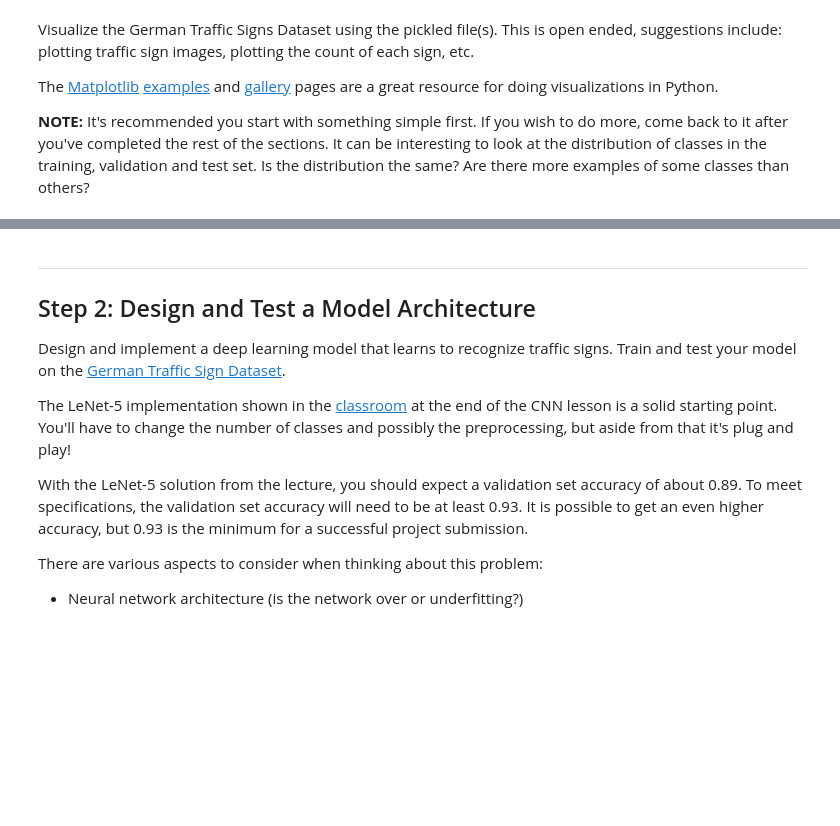
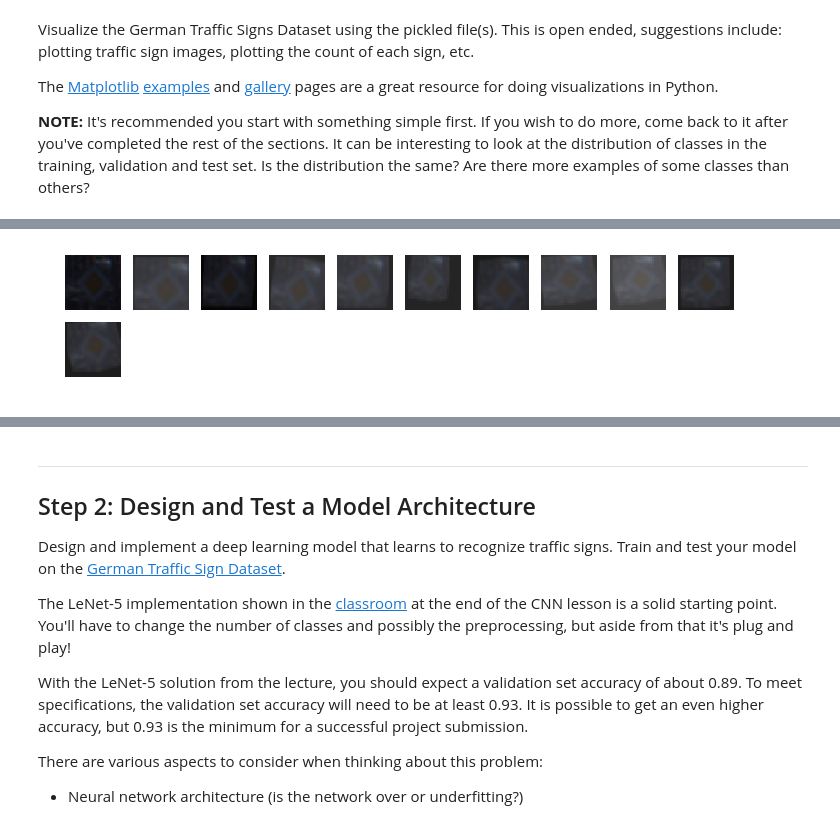
Before and after one commit to regundoo/CarND-Traffic-Sign-Classifier-Project, a Jupyter notebook: Traffic_Sign_Classifier.ipynb, the cells around one changed output, grey strips where cells are left out. Saved outputs shown, nothing was run; the diff lists cells and outputs as text; code cells hidden in the pictures; blank space fills up the shorter version.

```diff
--- a/Traffic_Sign_Classifier.ipynb
+++ b/Traffic_Sign_Classifier.ipynb
@@ -170,0 +395,81 @@ print(y_train[1000])
+# %%
+def apply_perturbation(myimg, ang_range, shear_range, trans_range, brightness):
+    img = myimg
+    img = rotate_image(img, ang_range=30)
+    img = shear_image(img, shear_range=5)
+    ## translation is causing an issue. Will not do this.
+    img = translate_image(img, trans_range=5)
+    ## check whether image is dark
+    img_mean  = np.mean(img)
+    darkthreshold = 40
+    if brightness==True:
+        if img_mean > darkthreshold:
+            # img = alter_brightness(img)
+            pass
+        else:
+            img = brighten_image(img)
+    return img
+
+def get_perturbations(myimg, num_perturbations):
+    ##  keep the original for display
+    perturbed_images = [ np.copy(myimg)]
+    for i in range(num_perturbations - 1):
+        ## lecun's paper had a range of [-15, +15] for the angular rotation
+        ## shear range is 10
+        ## translation range is 5
+        p_img =  apply_perturbation(myimg, 30, 10, 5, brightness=True)
+        perturbed_images.append(p_img)
+    return perturbed_images
+
+
+def showperturbations(myimage, num_perturbedimages):
+    gs1 = gridspec.GridSpec(10, 10)
+    gs1.update(wspace=0.01, hspace=0.02) # set the spacing between axes.
+    plt.figure(figsize=(12,12))
+    p_images = get_perturbations(myimage, num_perturbedimages)
+    i = 0
+    for img in p_images:
+        ax1 = plt.subplot(gs1[i])
+        ax1.set_xticklabels([])
+        ax1.set_yticklabels([])
+        ax1.set_aspect('equal')
+
+        ## Although, LeCun's paper says (-15, 15) for rotation, randomly perturbed in position
+        ## this method has only rotation, shear and translation
+
+        ## img.shape should be (32,32, 3)
+        ### print(img.shape)
+        plt.subplot(10,10,i+1)
+        i += 1
+        plt.imshow(img)
+        plt.axis('off')
+    plt.show()
+    gs1.update(wspace=0.01, hspace=0.02) # set the spacing between axes.
+    plt.figure(figsize=(12,12))
+
+    i = 0
+    for img in p_images:
+        ax1 = plt.subplot(gs1[i])
+        ax1.set_xticklabels([])
+        ax1.set_yticklabels([])
+        ax1.set_aspect('equal')
+
+        ## Although, LeCun's paper says (-15, 15) for rotation, randomly perturbed in position
+        ## this method has only rotation, shear and translation
+
+        ## img.shape should be (32,32, 3)
+        ### print(img.shape)
+        plt.subplot(10,10,i+1)
+        i += 1
+        #imgcopy = np.copy(img)
+        #imgcopy = preprocess_image(imgcopy)
+        img = preprocess_image(img)
+        plt.imshow(img)
+        plt.axis('off')
+    plt.show()
+
+print('maxperturbations = ', maxperturb )
+someindex = random.randint(0, n_train)
+someimage = train['features'][someindex].squeeze()
+showperturbations(someimage, maxperturb)
+# %% [output]
@@ -170,0 +477 @@ print(y_train[1000])
+[figure, added]
```
Also changed, not shown: parts of 34 cells of this notebook.
